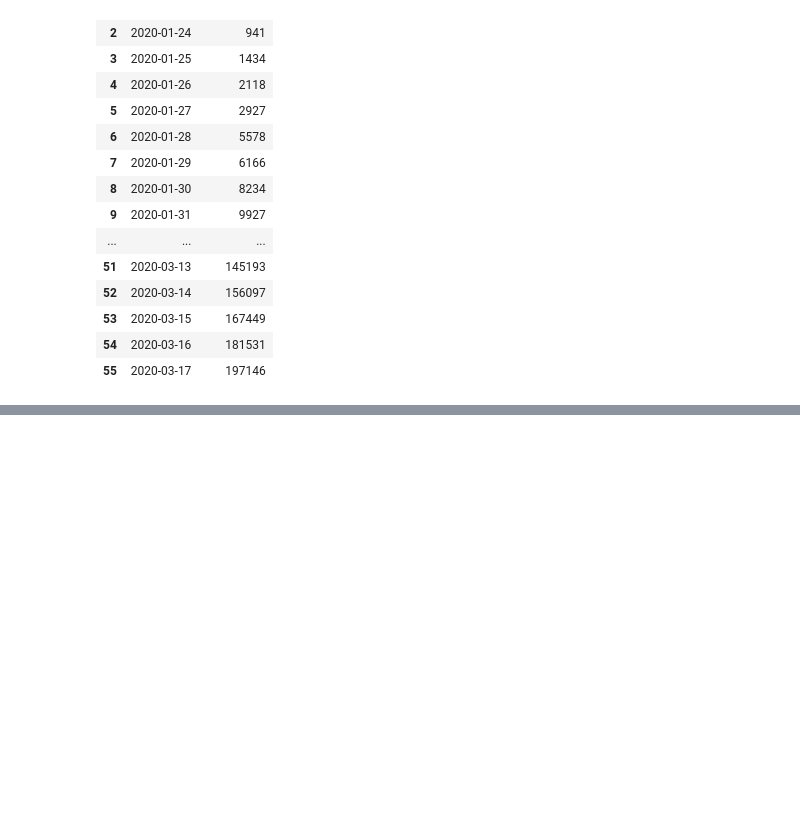
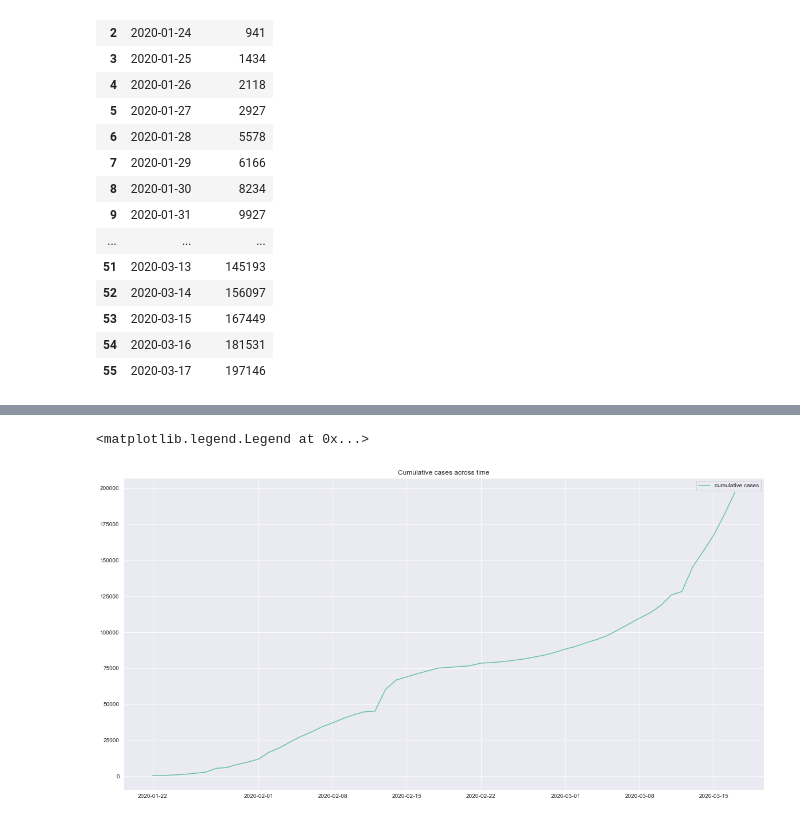
Before and after one commit to sushii2001/COVID-19_Visualization, a Jupyter notebook: covid-19_visualization.ipynb, the cells around one changed output, grey strips where cells are left out. Saved outputs shown, nothing was run; the diff lists cells and outputs as text; code cells hidden in the pictures; blank space fills up the shorter version.

```diff
--- a/covid-19_visualization.ipynb
+++ b/covid-19_visualization.ipynb
@@ -52,0 +84,10 @@ confirmed_cases_worldwide
+# %%
+plt.figure(figsize = (20, 10))         #resizing
+
+plt.title('Cumulative cases across time')
+
+plt.plot(confirmed_cases_worldwide.date, confirmed_cases_worldwide.cum_cases, label = 'cumulative cases')
+plt.legend()
+# %% [output]
+<matplotlib.legend.Legend at 0x...>
+[figure, added]
```
Also changed, not shown: parts of 4 cells of this notebook.
